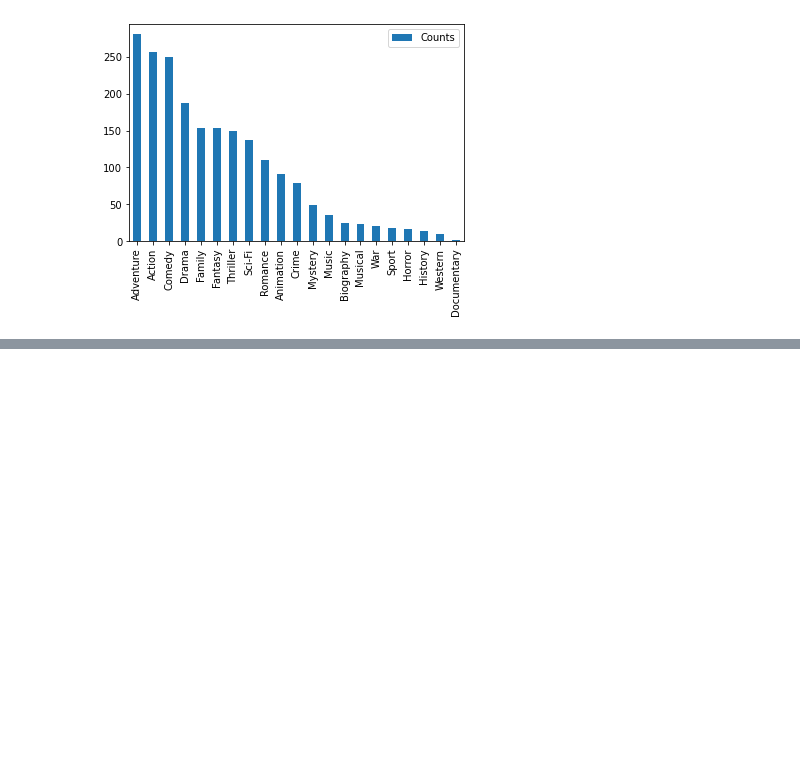
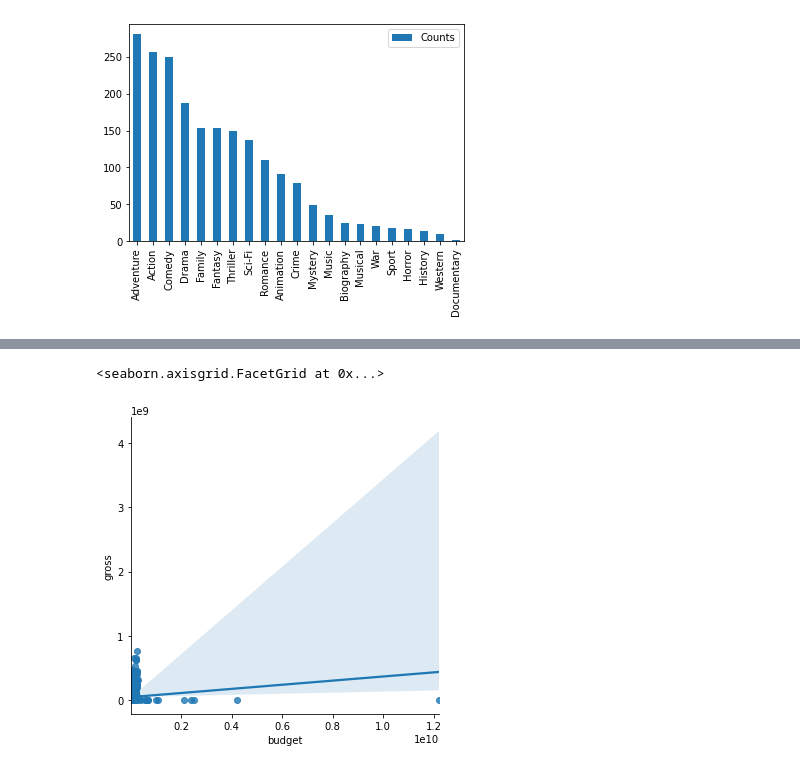
Before and after one commit to chibao659/Movies, a Jupyter notebook: Movies.ipynb, the cells around one changed output, grey strips where cells are left out. Saved outputs shown, nothing was run; the diff lists cells and outputs as text; code cells hidden in the pictures; blank space fills up the shorter version.

```diff
--- a/Movies.ipynb
+++ b/Movies.ipynb
@@ -136,0 +132,6 @@ genres_count.plot.bar()
+# %%
+sns.lmplot('budget','gross',df)
+plt.xlim
+# %% [output]
+<seaborn.axisgrid.FacetGrid at 0x...>
+[figure, added]
```
Also changed, not shown: parts of 13 cells of this notebook.
